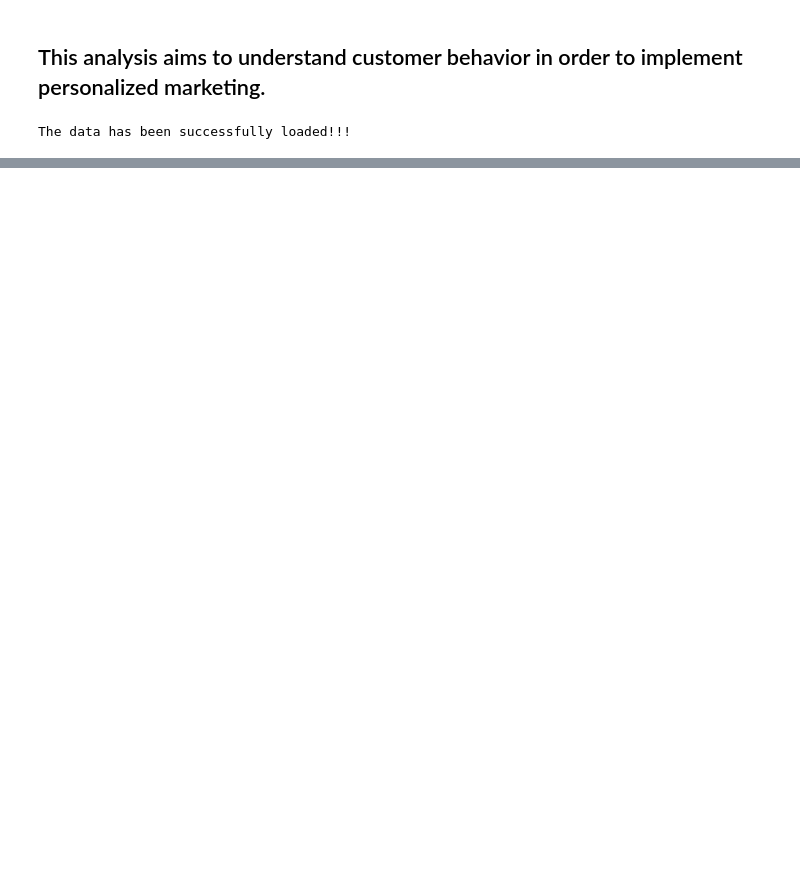
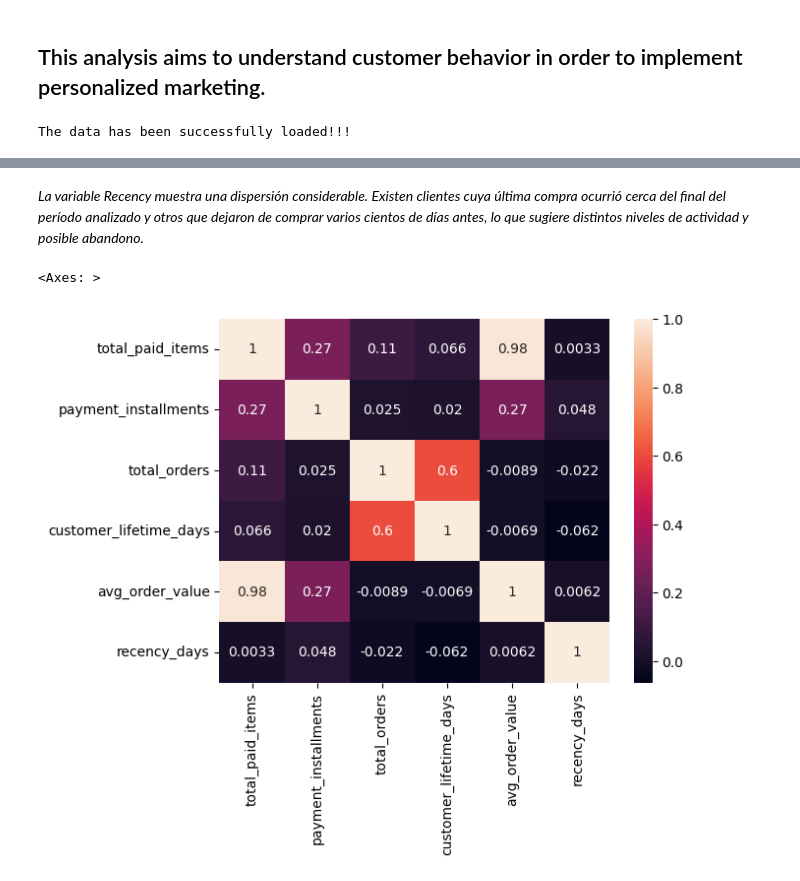
Before and after one commit to ferrettijaime-cmd/Professional_portfolio, a Jupyter notebook: Churn_and_Marketing_Analytics/Script_Python/customer_classification.ipynb, the cells around one changed output, grey strips where cells are left out. Saved outputs shown, nothing was run; the diff lists cells and outputs as text; code cells hidden in the pictures; blank space fills up the shorter version.

```diff
--- a/Churn_and_Marketing_Analytics/Script_Python/customer_classification.ipynb
+++ b/Churn_and_Marketing_Analytics/Script_Python/customer_classification.ipynb
@@ -58,0 +98,7 @@ features
+# %% [markdown]
+*La variable Recency muestra una dispersión considerable. Existen clientes cuya última compra ocurrió cerca del final del período analizado y otros que dejaron de comprar varios cientos de días antes, lo que sugiere distintos niveles de actividad y posible abandono.*
+# %%
+sns.heatmap(features.corr(), annot=True)
+# %% [output]
+<Axes: >
+[figure, added]
```
Also changed, not shown: parts of 23 cells of this notebook.
